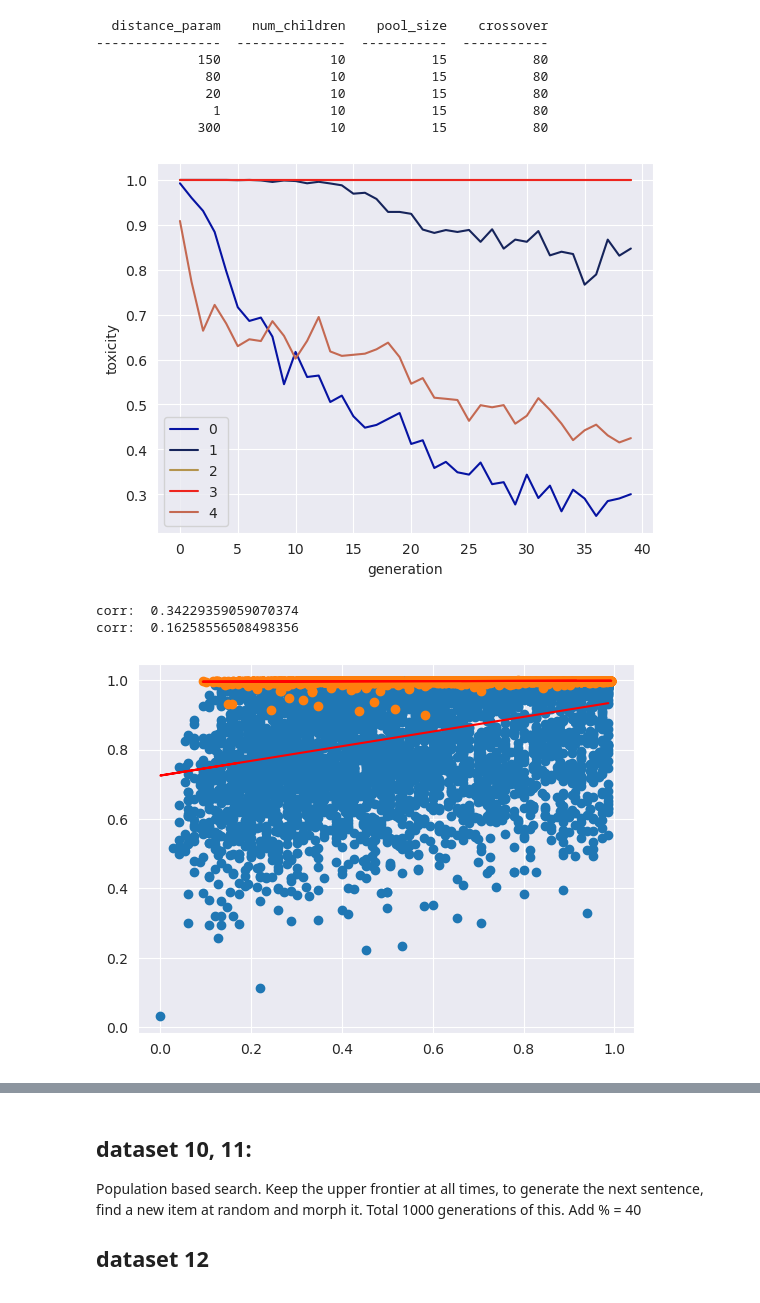
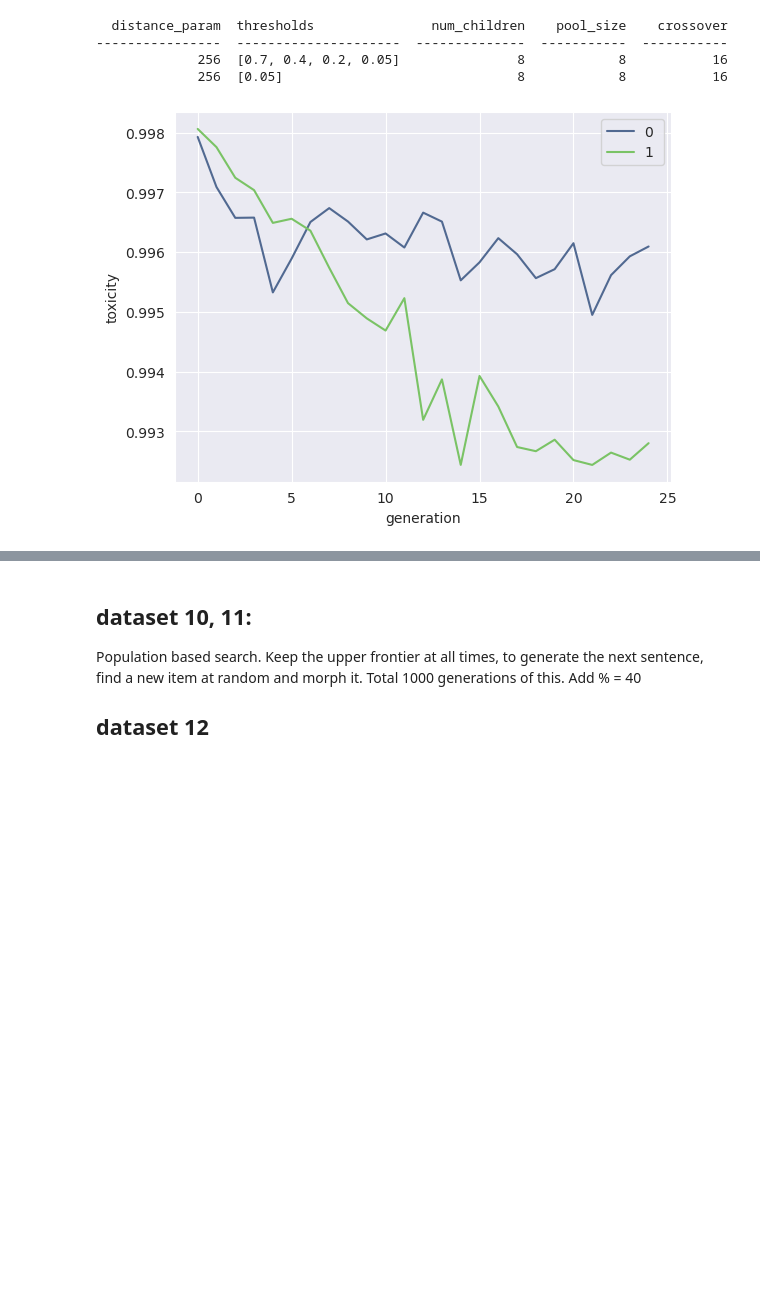
Before and after one commit to rajobasu/FYP, a Jupyter notebook: display/plotterntb.ipynb, the cells around one changed output, grey strips where cells are left out. Saved outputs shown, nothing was run; the diff lists cells and outputs as text; code cells hidden in the pictures; blank space fills up the shorter version.

```diff
--- a/display/plotterntb.ipynb
+++ b/display/plotterntb.ipynb
@@ -23,7 +23,7 @@ def get_metadata_from_file(datafilenum):
     metadata = {}
     with open(metadata_file, "r") as f:
         for line in f.readlines():
-            key, val = line.split(",")
+            key, val = line.split(",", maxsplit=1)
             metadata[key] = val
 
     return metadata
@@ -43,7 +43,7 @@ def get_data_from_file(datafilenum):
 def statistics_per_generation(datapoints):
     by_gen = [list(v) for l, v in itertools.groupby(datapoints, lambda x: x.generation)]
     return (
-        [np.mean(sorted([float(x.additional) for x in data])[0:100]) for data in by_gen],
+        [np.mean(sorted([float(x.toxicity) for x in data])[0:100]) for data in by_gen],
         [np.min([x.similarity for x in data][0:10]) for data in by_gen]
     )
 # %%
@@ -76,47 +76,41 @@ def print_metadata(dataset):
     header = dataset[0].keys()
     rows =  [x.values() for x in dataset]
     print(tabulate.tabulate(rows, header))
 
 def show_generational_statistic_plot(datafilenums: list[int]):
     fig, ax = plt.subplots()
     plt.xlabel("generation")
     plt.ylabel("toxicity")
 
     data_list = [statistics_per_generation(get_data_from_file(id)) for id in datafilenums]
     metadata_list = [get_metadata_from_file(id) for id in datafilenums]
 
     for index, data in enumerate(data_list):
         x_data = [i for i in range(len(data[0]))]
         y_data = [x if x != 1 else 1 for x in data[0]]
 
 
         ax.plot(x_data, y_data, color=rand_color(), label=f"{index} ")
 
     ax.legend()
 
     print_metadata(metadata_list)
     plt.show()
 
 
-show_generational_statistic_plot([53, 54, 55, 56, 52])
-make_regression_tox_dist(53)
+show_generational_statistic_plot([34, 35])
+# make_regression_tox_dist(34)
 # make_regression_tox_dist(54)
 # make_regression_tox_dist(55)
 # make_regression_tox_dist(56)
-make_regression_tox_dist(52)
+# make_regression_tox_dist(35)
 # make_regression_tox_dist(51)
 # %% [output]
-  distance_param    num_children    pool_size    crossover
-----------------  --------------  -----------  -----------
-             150              10           15           80
-              80              10           15           80
-              20              10           15           80
-               1              10           15           80
-             300              10           15           80
+  distance_param  thresholds               num_children    pool_size    crossover
+----------------  ---------------------  --------------  -----------  -----------
+             256  [0.7, 0.4, 0.2, 0.05]               8            8           16
+             256  [0.05]                              8            8           16
-[figure, old version]
+[figure, new version]
-corr:  0.34229359059070374
-corr:  0.16258556508498356
-[figure, removed]
 # %%
 def show_scatter_plot(datafilenum: int):
     datapoints = get_data_from_file(datafilenum)
```
Also changed, not shown: parts of 1 cell of this notebook, 9 other files.
